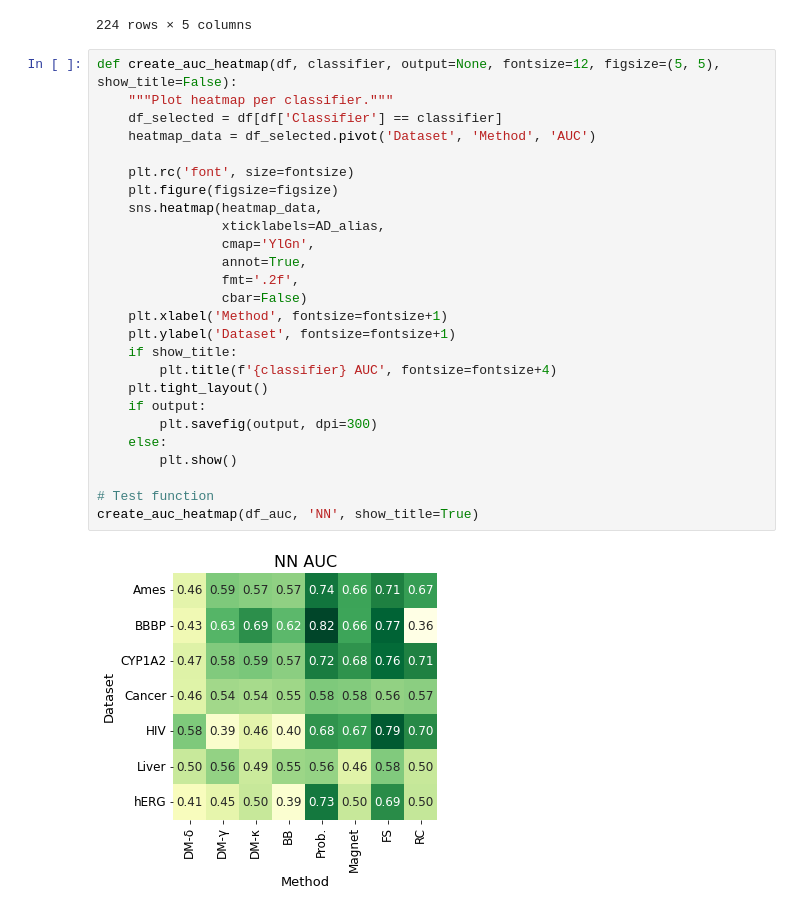
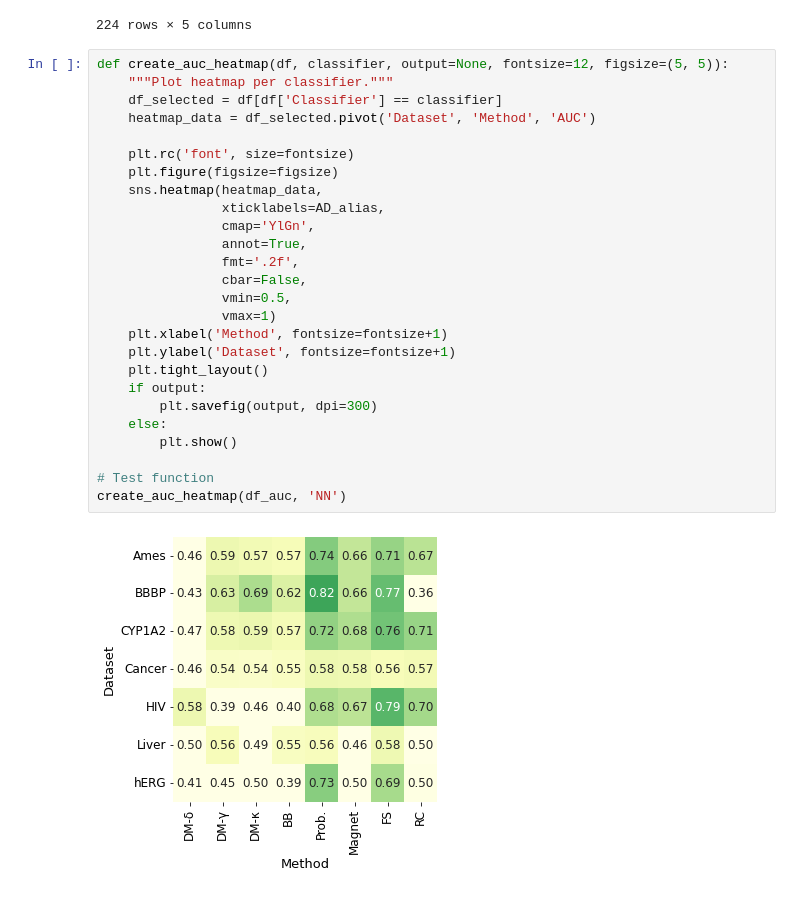
Before and after one commit to changx03/applicabilityDomain, a Jupyter notebook: plot_results/roc/get_auc.ipynb, the cells around one changed output. Cells and saved outputs as stored; diff of their text form.

Commit message:
updated heatmaps

```diff
--- a/plot_results/roc/get_auc.ipynb
+++ b/plot_results/roc/get_auc.ipynb
@@ -174,33 +174,33 @@ Save to: /home/lukec/workspace/applicabilityDomain/plot_results/roc/auc.csv
 | 223 | Liver | SVM | RC | 0.623778 | 4 |
 224 rows × 5 columns
 # %%
-def create_auc_heatmap(df, classifier, output=None, fontsize=12, figsize=(5, 5), show_title=False):
+def create_auc_heatmap(df, classifier, output=None, fontsize=12, figsize=(5, 5)):
     """Plot heatmap per classifier."""
     df_selected = df[df['Classifier'] == classifier]
     heatmap_data = df_selected.pivot('Dataset', 'Method', 'AUC')
 
     plt.rc('font', size=fontsize)
     plt.figure(figsize=figsize)
     sns.heatmap(heatmap_data,
                 xticklabels=AD_alias,
                 cmap='YlGn',
                 annot=True,
                 fmt='.2f',
-                cbar=False)
+                cbar=False,
+                vmin=0.5,
+                vmax=1)
     plt.xlabel('Method', fontsize=fontsize+1)
     plt.ylabel('Dataset', fontsize=fontsize+1)
-    if show_title:
-        plt.title(f'{classifier} AUC', fontsize=fontsize+4)
     plt.tight_layout()
     if output:
         plt.savefig(output, dpi=300)
     else:
         plt.show()
 
 # Test function
-create_auc_heatmap(df_auc, 'NN', show_title=True)
+create_auc_heatmap(df_auc, 'NN')
 # %% [output]
-[figure, old version]
+[figure, new version]
 # %%
 for clf in CLF_alias:
     path_output = os.path.join(PATH_ROOT, 'plot_results', 'roc', f'{clf}_auc_heatmap.pdf')
```
Also changed, not shown: parts of 1 cell of this notebook, 14 other files.
